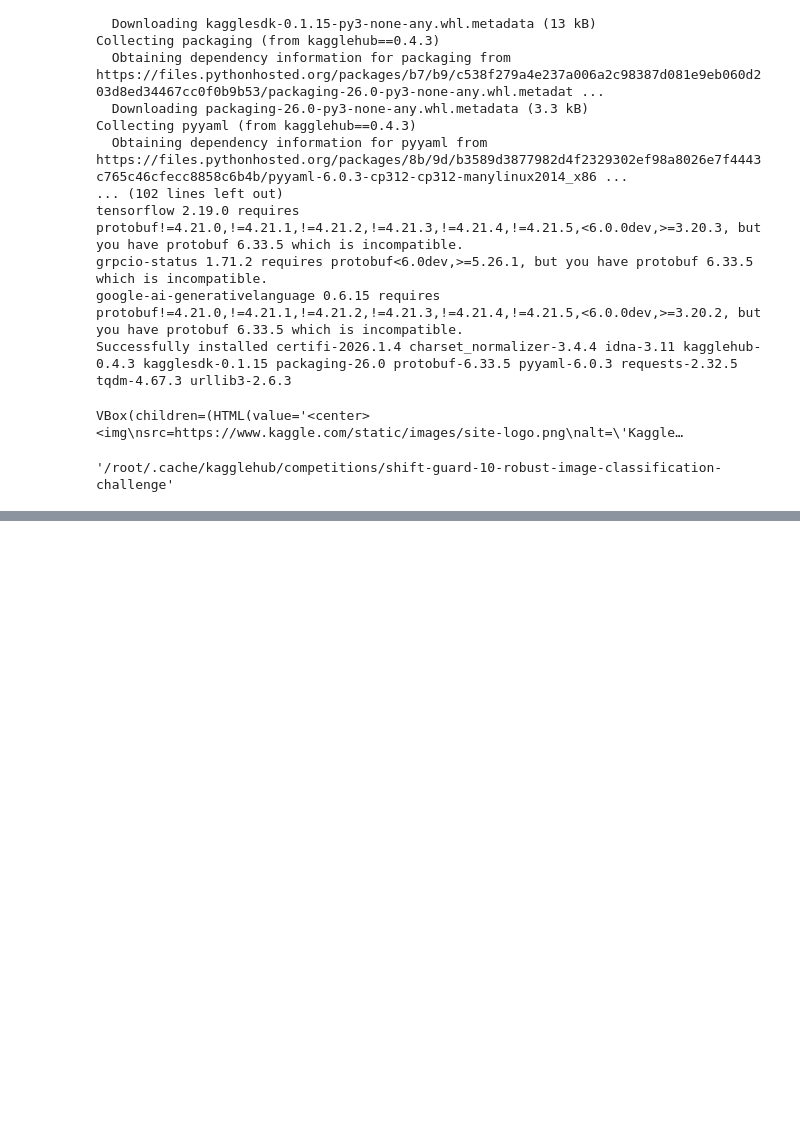
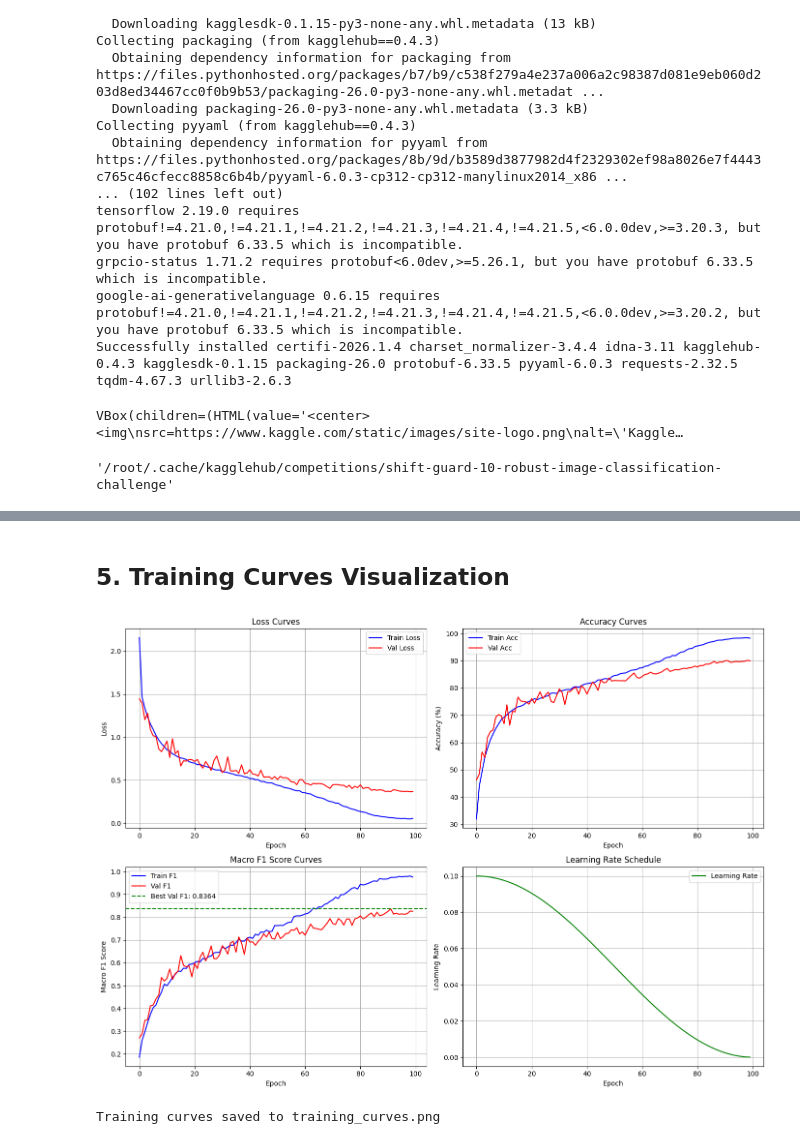
Before and after one commit to iamikbal/ee708-shift-guard-10-robust-image-classification-challenge, a Jupyter notebook: source.ipynb, the cells around one changed output, grey strips where cells are left out. Saved outputs shown, nothing was run; the diff lists cells and outputs as text; code cells hidden in the pictures; blank space fills up the shorter version.

```diff
--- a/source.ipynb
+++ b/source.ipynb
@@ -62,0 +565,49 @@ dtype: object
+# %% [markdown]
+## 5. Training Curves Visualization
+# %%
+# Plot training curves
+fig, axes = plt.subplots(2, 2, figsize=(14, 10))
+
+# Loss
+axes[0, 0].plot(history['train_loss'], label='Train Loss', color='blue')
+axes[0, 0].plot(history['val_loss'], label='Val Loss', color='red')
+axes[0, 0].set_xlabel('Epoch')
+axes[0, 0].set_ylabel('Loss')
+axes[0, 0].set_title('Loss Curves')
+axes[0, 0].legend()
+axes[0, 0].grid(True)
+
+# Accuracy
+axes[0, 1].plot(history['train_acc'], label='Train Acc', color='blue')
+axes[0, 1].plot(history['val_acc'], label='Val Acc', color='red')
+axes[0, 1].set_xlabel('Epoch')
+axes[0, 1].set_ylabel('Accuracy (%)')
+axes[0, 1].set_title('Accuracy Curves')
+axes[0, 1].legend()
+axes[0, 1].grid(True)
+
+# Macro F1
+axes[1, 0].plot(history['train_f1'], label='Train F1', color='blue')
+axes[1, 0].plot(history['val_f1'], label='Val F1', color='red')
+axes[1, 0].axhline(y=best_val_f1, color='green', linestyle='--', label=f'Best Val F1: {best_val_f1:.4f}')
+axes[1, 0].set_xlabel('Epoch')
+axes[1, 0].set_ylabel('Macro F1 Score')
+axes[1, 0].set_title('Macro F1 Score Curves')
+axes[1, 0].legend()
+axes[1, 0].grid(True)
+
+# Learning Rate
+axes[1, 1].plot(history['lr'], label='Learning Rate', color='green')
+axes[1, 1].set_xlabel('Epoch')
+axes[1, 1].set_ylabel('Learning Rate')
+axes[1, 1].set_title('Learning Rate Schedule')
+axes[1, 1].legend()
+axes[1, 1].grid(True)
+
+plt.tight_layout()
+plt.savefig('training_curves.png', dpi=150, bbox_inches='tight')
+plt.show()
+print("Training curves saved to training_curves.png")
+# %% [output]
+[figure, added]
+Training curves saved to training_curves.png
```
Also changed, not shown: parts of 26 cells of this notebook, 1 other file.
